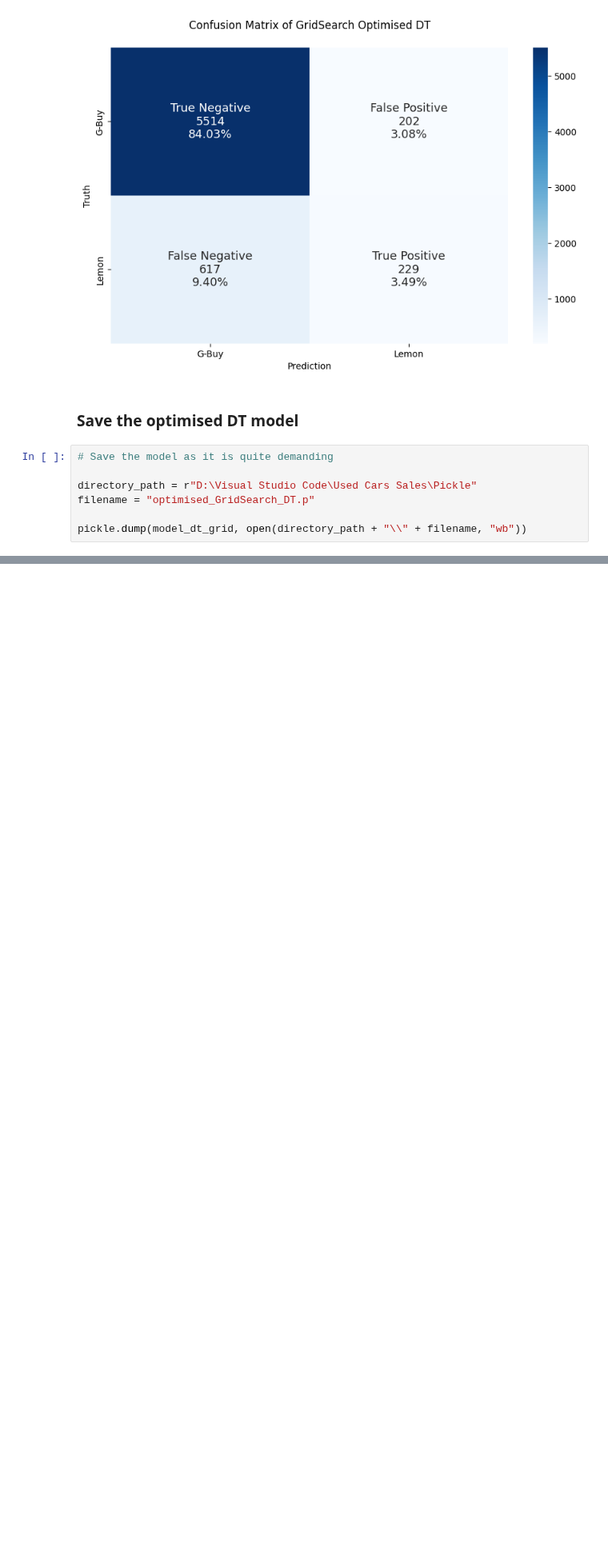
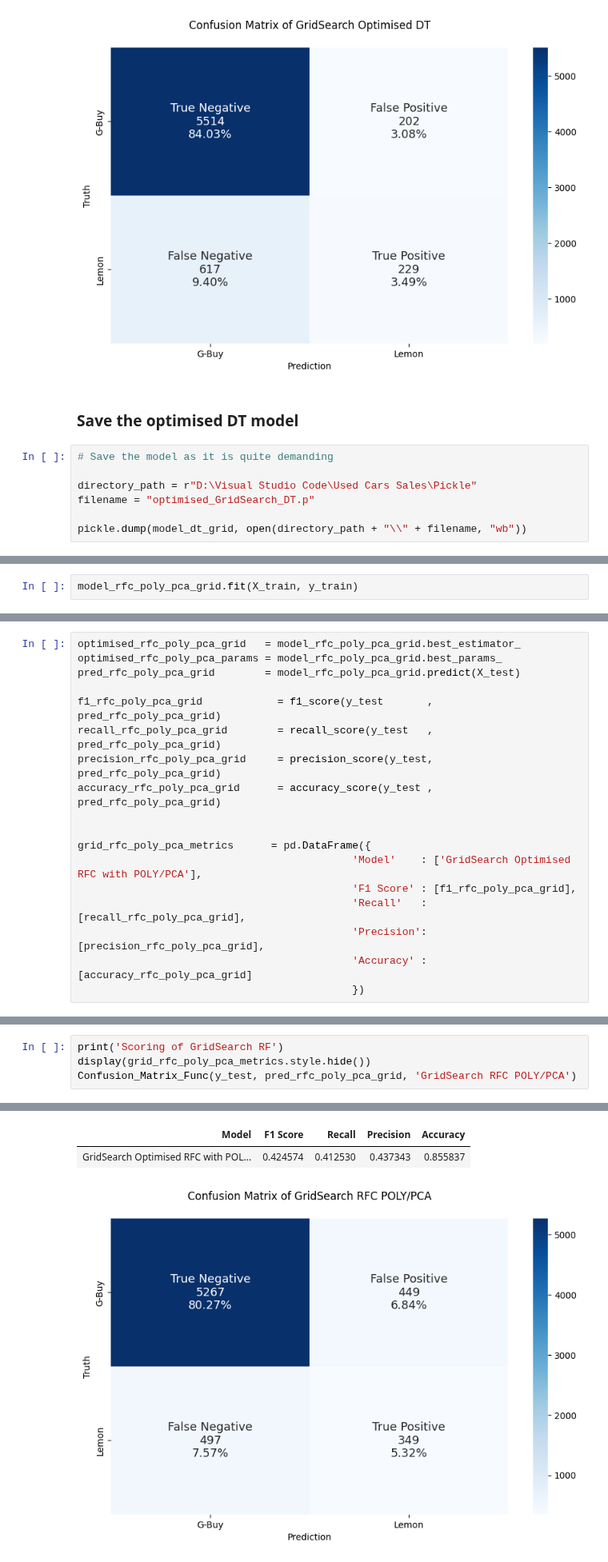
Before and after one commit to Joe-ElM/Used-Cars-Sales, a Jupyter notebook: Notebooks/DT & RF Model.ipynb, the cells around one changed output, grey strips where cells are left out. Shown at 80% size. Drawn from its saved outputs; the diff is of its cells as text; blank space fills up the shorter version.

```diff
--- a/Notebooks/DT & RF Model.ipynb
+++ b/Notebooks/DT & RF Model.ipynb
@@ -242,0 +446,2 @@ pickle.dump(model_dt_grid, open(directory_path + "\\" + filename, "wb"))
+# %%
+model_rfc_poly_pca_grid.fit(X_train, y_train)
@@ -242,0 +466,18 @@ pickle.dump(model_dt_grid, open(directory_path + "\\" + filename, "wb"))
+# %%
+optimised_rfc_poly_pca_grid   = model_rfc_poly_pca_grid.best_estimator_
+optimised_rfc_poly_pca_params = model_rfc_poly_pca_grid.best_params_
+pred_rfc_poly_pca_grid        = model_rfc_poly_pca_grid.predict(X_test)
+
+f1_rfc_poly_pca_grid            = f1_score(y_test       , pred_rfc_poly_pca_grid)
+recall_rfc_poly_pca_grid        = recall_score(y_test   , pred_rfc_poly_pca_grid)
+precision_rfc_poly_pca_grid     = precision_score(y_test, pred_rfc_poly_pca_grid)
+accuracy_rfc_poly_pca_grid      = accuracy_score(y_test , pred_rfc_poly_pca_grid)
+
+
+grid_rfc_poly_pca_metrics      = pd.DataFrame({
+                                            'Model'    : ['GridSearch Optimised RFC with POLY/PCA'],
+                                            'F1 Score' : [f1_rfc_poly_pca_grid],
+                                            'Recall'   : [recall_rfc_poly_pca_grid],
+                                            'Precision': [precision_rfc_poly_pca_grid],
+                                            'Accuracy' : [accuracy_rfc_poly_pca_grid]
+                                            })
@@ -242,0 +506,5 @@ pickle.dump(model_dt_grid, open(directory_path + "\\" + filename, "wb"))
+# %%
+print('Scoring of GridSearch RF')
+display(grid_rfc_poly_pca_metrics.style.hide())
+Confusion_Matrix_Func(y_test, pred_rfc_poly_pca_grid, 'GridSearch RFC POLY/PCA')
+# %% [output]
@@ -242,0 +512,3 @@ pickle.dump(model_dt_grid, open(directory_path + "\\" + filename, "wb"))
+| Model | F1 Score | Recall | Precision | Accuracy |
+| GridSearch Optimised RFC with POL... | 0.424574 | 0.412530 | 0.437343 | 0.855837 |
+[figure, added]
```
Also changed, not shown: parts of 18 cells of this notebook, 8 other files.
